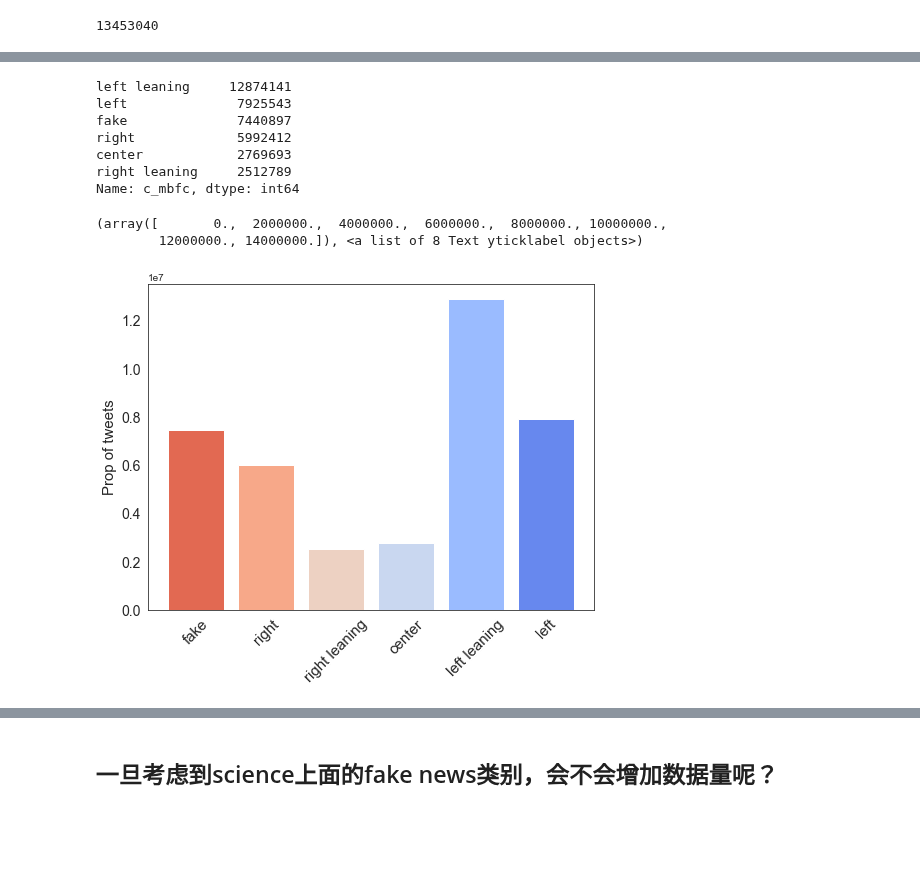
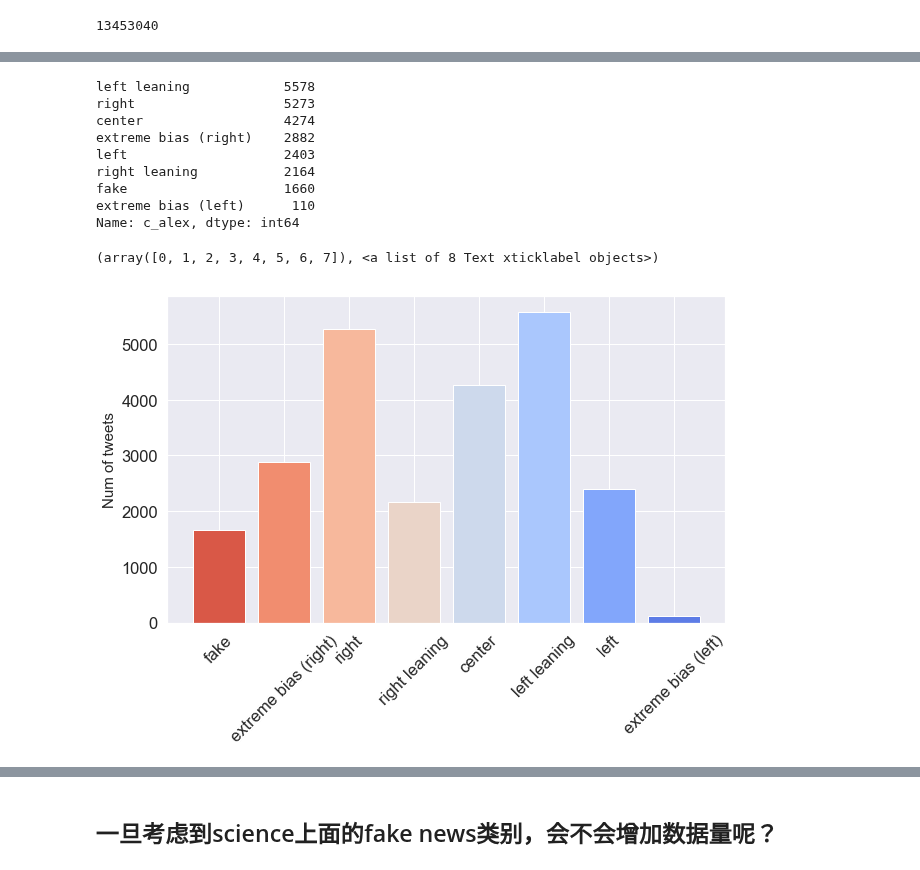
Before and after one commit to kayzhou/fake_news_during_election, a Jupyter notebook: all_tweets.ipynb, the cells around one changed output, grey strips where cells are left out. Saved outputs shown, nothing was run; the diff lists cells and outputs as text; code cells hidden in the pictures; blank space fills up the shorter version.

```diff
--- a/all_tweets.ipynb
+++ b/all_tweets.ipynb
@@ -49,0 +29,4 @@ labels = [
+# %%
+for i, row in tqdm(all_tweets.iterrows()):
+    if row["c_sci_f"] != "-1":
+        all_tweets.loc[i, "c_alex"] == "fake"
@@ -67,19 +67,21 @@ len(fake_tweets[(fake_tweets.is_IRA==0) & (fake_tweets.is_source==0)]))
 # %%
-sns.set_style("white")
-sns.set_palette("coolwarm_r", n_colors=6)
+sns.set_style("darkgrid")
+sns.set_palette("coolwarm_r", n_colors=8)
 
-tweets = all_tweets[all_tweets.c_mbfc!="-1"]
-media_type_counts = tweets["c_mbfc"].value_counts(normalize=True)
+tweets = all_tweets[all_tweets.c_alex!="-1"]
+# media_type_counts = tweets["c_alex"].value_counts(normalize=True)
+media_type_counts = tweets["c_alex"].value_counts()
 display(media_type_counts)
-plt.figure(figsize=(8, 6))
+
+plt.figure(figsize=(10, 6))
 x = range(len(media_type_counts))
 
 for i in x:
-    plt.bar(i, media_type_counts[mbfc_labels[i]])
+    plt.bar(i, media_type_counts[labels[i]])
 
-plt.xticks(x, [mbfc_labels[i] for i in x])
+plt.xticks(x, [labels[i] for i in x])
 # plt.xlabel("IRAs", fontsize=18)
-plt.ylabel('Prop of tweets', fontsize=15)
+plt.ylabel('Num of tweets', fontsize=15)
 plt.xticks(rotation=45)
 # plt.yticks(fontsize=14)
 
@@ -97,30 +101,31 @@ Name: c_mbfc, dtype: float64
 # %%
-sns.set_style("white")
-sns.set_palette("coolwarm_r", n_colors=6)
+tweets = ira_tweets[ira_tweets.c_alex!="-1"]
+# media_type_counts = tweets["c_alex"].value_counts(normalize=True)
+media_type_counts = tweets["c_alex"].value_counts()
+display(media_type_counts)
 
-tweets = all_tweets[all_tweets.c_mbfc!="-1"]
-media_type_counts = tweets["c_mbfc"].value_counts()
-display(media_type_counts)
-plt.figure(figsize=(8, 6))
+plt.figure(figsize=(10, 6))
 x = range(len(media_type_counts))
 
 for i in x:
-    plt.bar(i, media_type_counts[mbfc_labels[i]])
+    plt.bar(i, media_type_counts[labels[i]])
 
-plt.xticks(x, [mbfc_labels[i] for i in x])
-plt.ylabel('Prop of tweets', fontsize=15)
-plt.xticks(fontsize=15, rotation=45)
-plt.yticks(fontsize=14)
+plt.xticks(x, [labels[i] for i in x])
+# plt.xlabel("IRAs", fontsize=18)
+plt.ylabel('Num of tweets', fontsize=15)
+plt.xticks(rotation=45)
+# plt.yticks(fontsize=14)
 
 # plt.savefig("fig/size-of-intersection500.pdf", dpi=300, bbox_inches='tight')
 # %% [output]
-left leaning     12874141
-left              7925543
-fake              7440897
-right             5992412
-center            2769693
-right leaning     2512789
-Name: c_mbfc, dtype: int64
+left leaning            5578
+right                   5273
+center                  4274
+extreme bias (right)    2882
+left                    2403
+right leaning           2164
+fake                    1660
+extreme bias (left)      110
+Name: c_alex, dtype: int64
-(array([       0.,  2000000.,  4000000.,  6000000.,  8000000., 10000000.,
-        12000000., 14000000.]), <a list of 8 Text yticklabel objects>)
+(array([0, 1, 2, 3, 4, 5, 6, 7]), <a list of 8 Text xticklabel objects>)
-[figure, old version]
+[figure, new version]
```
Also changed, not shown: parts of 14 cells of this notebook, 1 other file.
